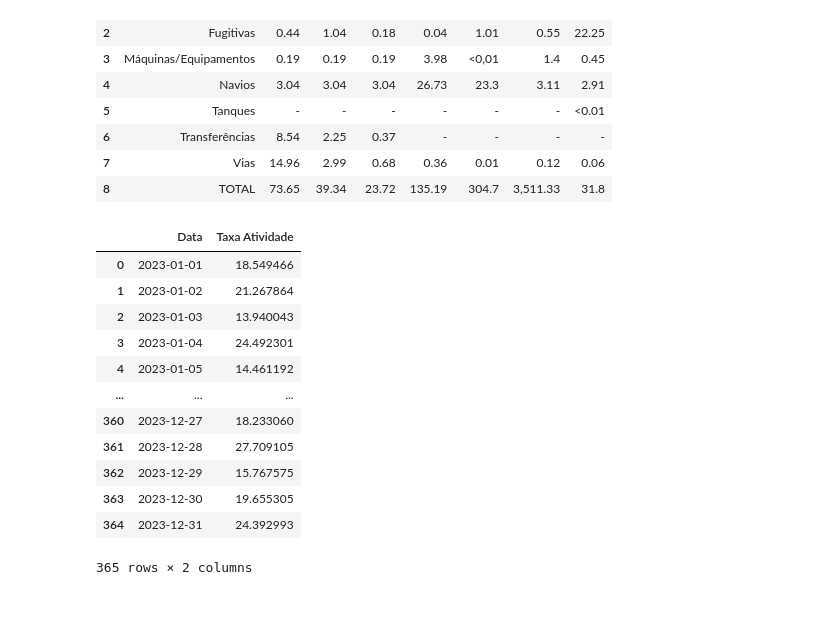
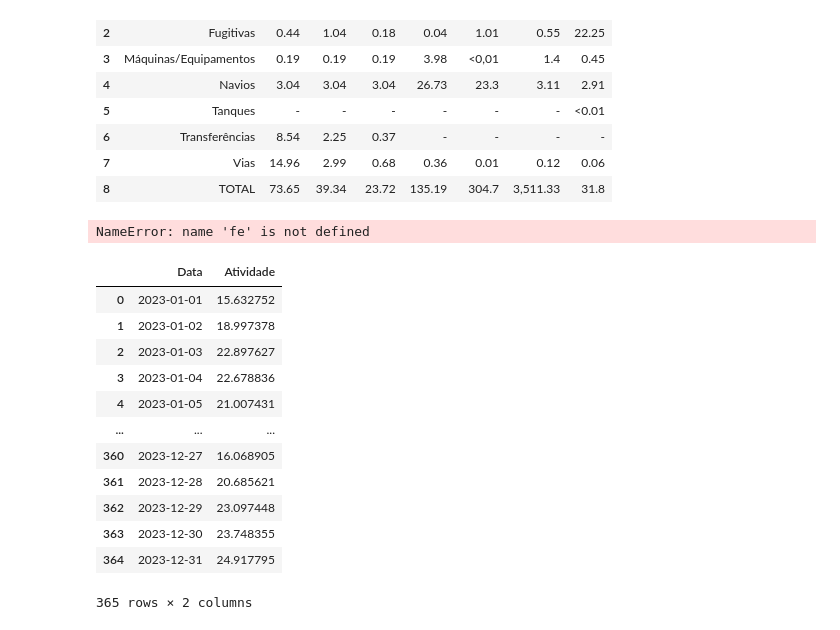
Before and after one commit to pedropiovezan1/ENS5172_20241, a Jupyter notebook: trabalho01_parte01.ipynb, the cells around one changed output. Cells and saved outputs as stored; diff of their text form; code cells hidden in the pictures.

```diff
--- a/trabalho01_parte01.ipynb
+++ b/trabalho01_parte01.ipynb
@@ -14,53 +14,91 @@ df
 | 6 | Transferências | 8.54 | 2.25 | 0.37 | - | - | - | - |
 | 7 | Vias | 14.96 | 2.99 | 0.68 | 0.36 | 0.01 | 0.12 | 0.06 |
 | 8 | TOTAL | 73.65 | 39.34 | 23.72 | 135.19 | 304.7 | 3,511.33 | 31.8 |
+# %%
+import matplotlib.pyplot as plt
+
+atv = 1600000 #Considerando taxa de atividade em toneladas/ano
+emis = fe['MP']*atv
+
+#Somando dataframe
+print(emis.sum())
+
+#Criando a figura com Matplotlib
+#Subplots com número de linhas igual ao numero de poluentes
+fig, ax = plt.subplots(len(fe.columns) - 1, 1, sharex = True, figsize=(9, 15)) #sharex significa compartilhar o eixo x
+
+#Look para preencher o subplot com os gráficos de barra
+for ii in range(1, len(fe.columns)): #a primeira coluna é a identificação da fonte
+    ax[ii-1].bar(fe['Source'], fe.iloc[:,ii], color = 'black')
+    ax[ii-1].set_xlabel('Processo', fontsize=8) #coloca o eixo x
+    ax[ii-1].set_ylabel(fe.columns[ii]+'\n(kg/ton)', fontsize=8)
+
+    ax[ii-1].tick_params(axis='x', labelsize=8)
+    ax[ii-1].tick_params(axis='y', labelsize=8)
+
+    ax[ii-1].set_xticks(fe['Source'].index)
+    ax[ii-1].set_xticklabels(fe['Source'], rotation=45, ha='right', fontsize=8)
+
+# Adicionando valores acima das barras
+    for bar, value in zip(ax[ii - 1].patches, fe.iloc[:, ii]):
+        ax[ii - 1].annotate('{:.2f}'.format(value), xy=(bar.get_x() + bar.get_width() / 2, bar.get_height()),
+                            xytext=(0, 3),  # 3 points vertical offset
+                            textcoords="offset points",
+                            ha='center', va='bottom', fontsize=8)
+
+#Salva a fig na pasta figures
+fig.savefig(cwd+'\\figures\\barplot_fatorEmiss.png')
+
+#O gráfico a seguir representa o fator de emissão para cada processo, basicamente pegou os dados da tabela e apresentou em figura
+# %% [output]
+NameError: name 'fe' is not defined
 # %%
 #Taxa esta determinada em kg/h
 import numpy as np
 import pandas as pd
 
 def criar_variabilidade_taxa_atividade(sazonalidade, amplitude, desvio_padrao_ruido, tamanho_amostra):
     # Criar sazonalidade mensal baseada nos dados de 2023
     sazonalidade_mensal = [0.9, 0.85, 0.95, 1.1, 1.2, 1.25, 1.3, 1.35, 1.4, 1.35, 1.2, 1.1]
 
     # Replicar a sazonalidade para o tamanho da amostra
     sazonalidade_amostra = np.tile(sazonalidade_mensal, tamanho_amostra // 12 + 1)[:tamanho_amostra]
 
     # Gerar ruído aleatório : ruído aleatório é um dos três componentes principais, juntamente com a deriva e a variação espacialmente correlacionada, que contribuem para a alteração no valor de uma variável sobre uma superfície
     ruido_aleatorio = np.random.normal(scale=desvio_padrao_ruido, size=tamanho_amostra)
 
     # Multiplicar a sazonalidade pelo fator de amplitude e adicionar o ruído aleatório
     taxa_atividade = sazonalidade_amostra * amplitude + ruido_aleatorio
 
     return taxa_atividade
 
 # Exemplo de uso da função
-sazonalidade = 1  # Fator de sazonalidade base
+sazonalidade = 12  # Fator de sazonalidade base
 amplitude = 20  # Amplitude da variação sazonal
 desvio_padrao_ruido = 5  # Desvio padrão do ruído aleatório
 tamanho_amostra = 365  # Tamanho da amostra (um ano)
 
 taxa_atividade = criar_variabilidade_taxa_atividade(sazonalidade, amplitude, desvio_padrao_ruido, tamanho_amostra)
 
 # Criar DataFrame para visualização dos dados
 datas = pd.date_range(start='2023-01-01', end='2023-12-31')
-df = pd.DataFrame({'Data': datas, 'Taxa Atividade': taxa_atividade})
+df = pd.DataFrame({'Data': datas, 'Atividade': taxa_atividade})
 
 # Visualizar os dados
 df
 # %% [output]
-|  | Data | Taxa Atividade |
-| 0 | 2023-01-01 | 18.549466 |
-| 1 | 2023-01-02 | 21.267864 |
-| 2 | 2023-01-03 | 13.940043 |
-| 3 | 2023-01-04 | 24.492301 |
-| 4 | 2023-01-05 | 14.461192 |
+|  | Data | Atividade |
+| 0 | 2023-01-01 | 15.632752 |
+| 1 | 2023-01-02 | 18.997378 |
+| 2 | 2023-01-03 | 22.897627 |
+| 3 | 2023-01-04 | 22.678836 |
+| 4 | 2023-01-05 | 21.007431 |
 | ... | ... | ... |
-| 360 | 2023-12-27 | 18.233060 |
-| 361 | 2023-12-28 | 27.709105 |
-| 362 | 2023-12-29 | 15.767575 |
-| 363 | 2023-12-30 | 19.655305 |
-| 364 | 2023-12-31 | 24.392993 |
+| 360 | 2023-12-27 | 16.068905 |
+| 361 | 2023-12-28 | 20.685621 |
+| 362 | 2023-12-29 | 23.097448 |
+| 363 | 2023-12-30 | 23.748355 |
+| 364 | 2023-12-31 | 24.917795 |
 365 rows × 2 columns
 # %%
 df.iloc[:,0]
```
Also changed, not shown: parts of 5 cells of this notebook.
